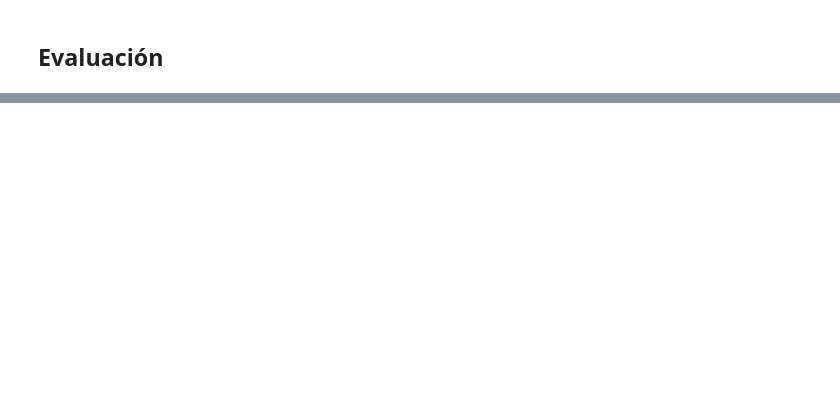
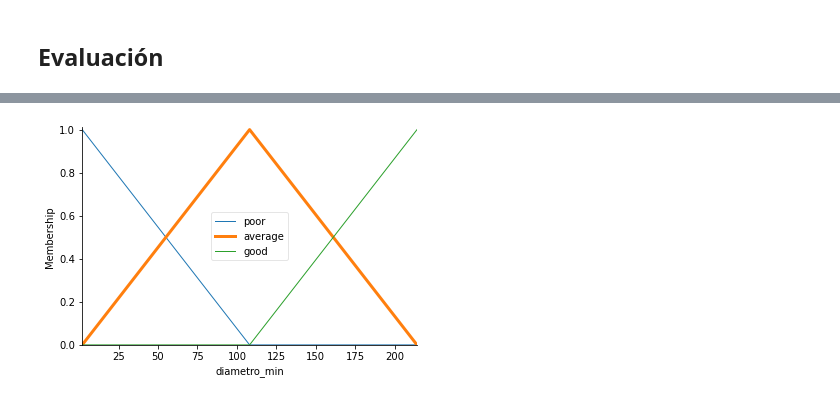
Before and after one commit to Hector858/ProyectoIAU2, a Jupyter notebook: [NRC_6278]_JordanEspinosa_HectorCedeño_ProyectoUnidad2.ipynb, the cells around one changed output, grey strips where cells are left out. Saved outputs shown, nothing was run; the diff lists cells and outputs as text; code cells hidden in the pictures; blank space fills up the shorter version.

```diff
--- a/[NRC_6278]_JordanEspinosa_HectorCedeño_ProyectoUnidad2.ipynb
+++ b/[NRC_6278]_JordanEspinosa_HectorCedeño_ProyectoUnidad2.ipynb
@@ -476,0 +515,13 @@ Precisión del modelo del analisis del malware:
+# %%
+# Establecemos el rango de acción de las variables de entrada
+diametro_min = ctrl.Antecedent(np.arange(2,215, 1), 'diametro_min')
+# Establecemos el rango de acción de las variables de entrada
+diametro_max = ctrl.Antecedent(np.arange(2,240, 1), 'diametro_max')
+# Establecemos el rango de acción de las variables de entrada
+miss_distance = ctrl.Antecedent(np.arange(2,172, 1), 'miss_distance')
+# Establecemos el rango de acción de las variables de entrada
+relative_velocity = ctrl.Antecedent(np.arange(2,240, 1), 'relative_velocity')
+# Establecemos el rango de acción de las variables de entrada
+absolute_magnitude = ctrl.Antecedent(np.arange(0,274, 1), 'absolute_magnitude')
+# Establecemos el rango de acción de las variables de entrada
+hazardous = ctrl.Consequent(np.arange(0,240, 1), 'hazardous')
@@ -476,0 +545,4 @@ Precisión del modelo del analisis del malware:
+# %%
+diametro_min['average'].view()
+# %% [output]
+[figure, added]
```
Also changed, not shown: parts of 24 cells of this notebook.
